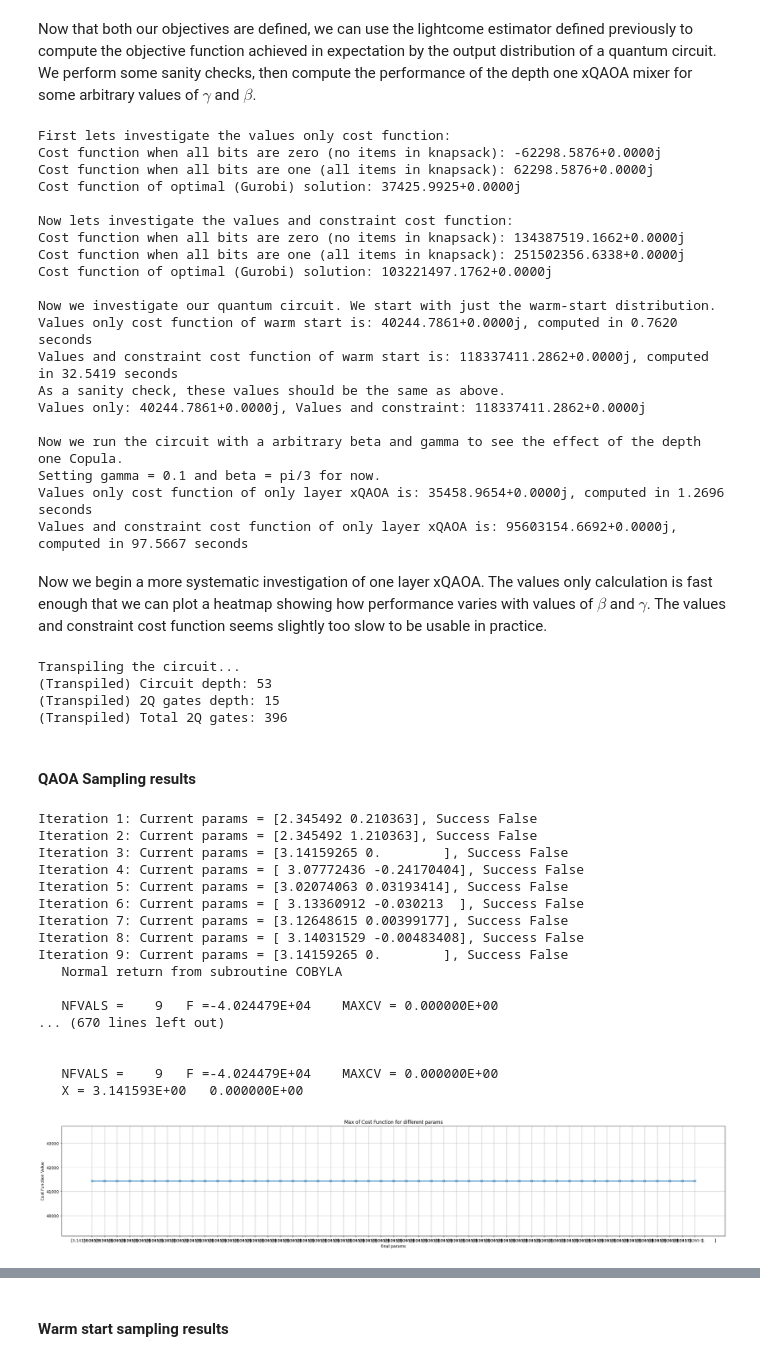
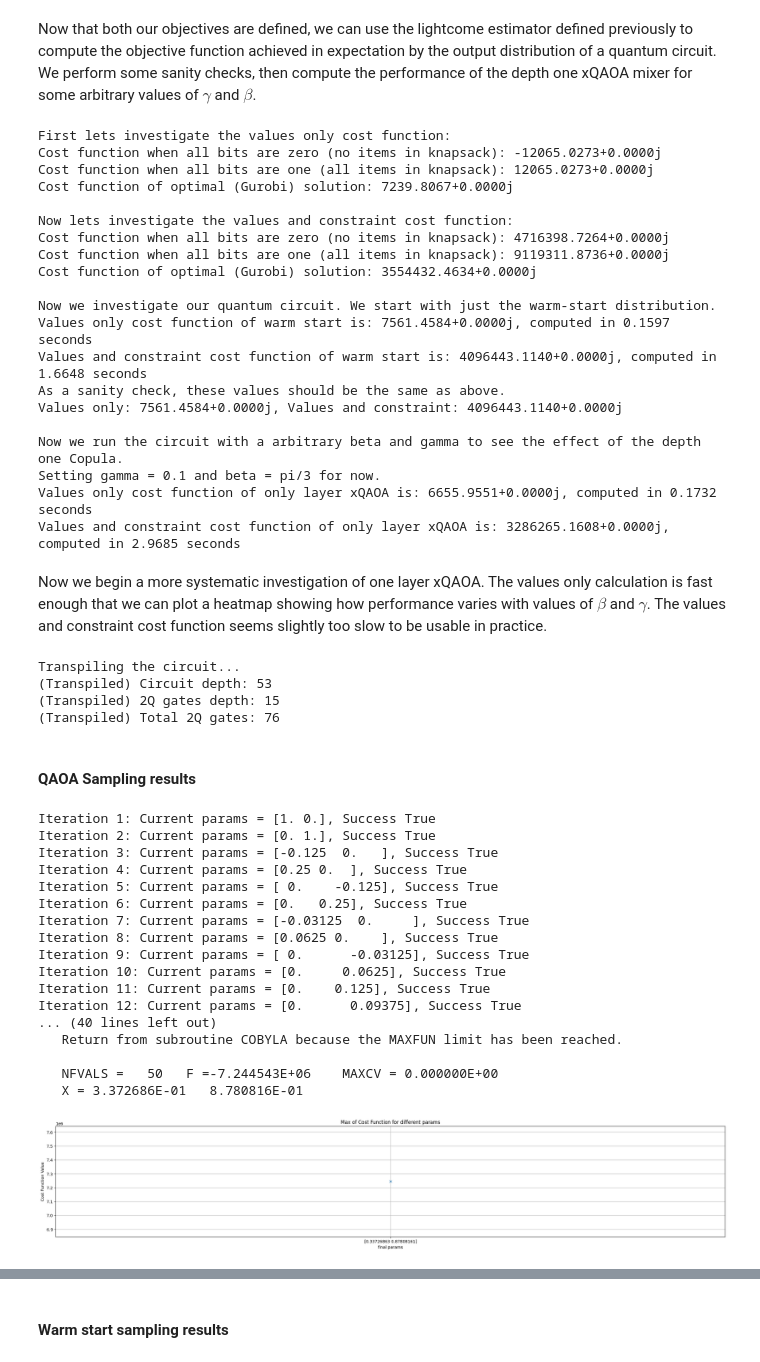
Before and after one commit to jhoule42/xQAOA_unit_commitment, a Jupyter notebook: demo.ipynb, the cells around one changed output, grey strips where cells are left out. Saved outputs shown, nothing was run; the diff lists cells and outputs as text; code cells hidden in the pictures.

```diff
--- a/demo.ipynb
+++ b/demo.ipynb
@@ -32,7 +32,7 @@ def generate_random_ratio(n, ratio_range = 0.005):
 # %% [markdown]
 To begine we initialize our hard knapsack distribution, including the capacity constraint. We end with a plot of all the items in the knapsack and their values and weights.
 # %%
-n = 100  # Number of items
+n = 20  # Number of items
 d = 4  # Technical term in definition of profit distribution setting how far values can differ from weights
 
 frac = 0.8
@@ -799,25 +799,25 @@ end_time = time.time()
 print(f"Values and constraint cost function of only layer xQAOA is: {ev6:.4f}, computed in {end_time - start_time:.4f} seconds")
 # %% [output]
 First lets investigate the values only cost function:
-Cost function when all bits are zero (no items in knapsack): -62298.5876+0.0000j
-Cost function when all bits are one (all items in knapsack): 62298.5876+0.0000j
-Cost function of optimal (Gurobi) solution: 37425.9925+0.0000j
+Cost function when all bits are zero (no items in knapsack): -12065.0273+0.0000j
+Cost function when all bits are one (all items in knapsack): 12065.0273+0.0000j
+Cost function of optimal (Gurobi) solution: 7239.8067+0.0000j
 
 Now lets investigate the values and constraint cost function:
-Cost function when all bits are zero (no items in knapsack): 134387519.1662+0.0000j
-Cost function when all bits are one (all items in knapsack): 251502356.6338+0.0000j
-Cost function of optimal (Gurobi) solution: 103221497.1762+0.0000j
+Cost function when all bits are zero (no items in knapsack): 4716398.7264+0.0000j
+Cost function when all bits are one (all items in knapsack): 9119311.8736+0.0000j
+Cost function of optimal (Gurobi) solution: 3554432.4634+0.0000j
 
 Now we investigate our quantum circuit. We start with just the warm-start distribution.
-Values only cost function of warm start is: 40244.7861+0.0000j, computed in 0.7620 seconds
-Values and constraint cost function of warm start is: 118337411.2862+0.0000j, computed in 32.5419 seconds
+Values only cost function of warm start is: 7561.4584+0.0000j, computed in 0.1597 seconds
+Values and constraint cost function of warm start is: 4096443.1140+0.0000j, computed in 1.6648 seconds
 As a sanity check, these values should be the same as above.
-Values only: 40244.7861+0.0000j, Values and constraint: 118337411.2862+0.0000j
+Values only: 7561.4584+0.0000j, Values and constraint: 4096443.1140+0.0000j
 
 Now we run the circuit with a arbitrary beta and gamma to see the effect of the depth one Copula.
 Setting gamma = 0.1 and beta = pi/3 for now.
-Values only cost function of only layer xQAOA is: 35458.9654+0.0000j, computed in 1.2696 seconds
-Values and constraint cost function of only layer xQAOA is: 95603154.6692+0.0000j, computed in 97.5667 seconds
+Values only cost function of only layer xQAOA is: 6655.9551+0.0000j, computed in 0.1732 seconds
+Values and constraint cost function of only layer xQAOA is: 3286265.1608+0.0000j, computed in 2.9685 seconds
 # %% [markdown]
 Now we begin a more systematic investigation of one layer xQAOA. The values only calculation is fast enough that we can plot a heatmap showing how performance varies with values of $\beta$ and $\gamma$. The values and constraint cost function seems slightly too slow to be usable in practice.
 # %%
@@ -872,7 +872,7 @@ print(f"(Transpiled) Total 2Q gates: {transpiled_circuit.num_nonlocal_gates()}")
 Transpiling the circuit...
 (Transpiled) Circuit depth: 53
 (Transpiled) 2Q gates depth: 15
-(Transpiled) Total 2Q gates: 396
+(Transpiled) Total 2Q gates: 76
 # %%
 objective_func_vals_lc=[]
 
@@ -953,7 +953,7 @@ def cost_func_lightcone(params_values, ansatz, hamiltonian, estimator, light_con
 # %%
 from scipy.optimize import minimize
 
-cost_fn=values_only_cost(values)
+cost_fn=values_and_constraint_cost(values,weights,capacity)
 # delta_gamma = 0.02
 # delta_beta = 0.2
 # betas = np.arange(1, p+1) * delta_beta / p
@@ -968,56 +968,56 @@ plt.figure(figsize=(30, 5))
 x_vals= []
 y_vals = []
 
-max_iter = 8
+max_iter = 2
 for i in range(1,max_iter):
     for j in range(1,max_iter):
         objective_func_vals_lc= []
-        init_params = [1.345492 , 0.2103630]
+        init_params = [0,0]
         # Optimize
         result_lc = minimize(
         cost_func_lightcone,
         init_params,
         args=(transpiled_circuit, mapped_H_for_lc, estimator_mps, lc_data),
         method="COBYLA",
         bounds=[(0, np.pi), (0, 2*np.pi)] * p,
         tol=1e-2,
         options={"maxiter":50, "disp":True},
         callback=lambda xk: print(f"Iteration {len(objective_func_vals_lc)}: Current params = {xk}, Success {result_lc.success}"),
         )
         y_vals.append(max(objective_func_vals_lc))
         x_vals.append((result_lc.x))
 
 
 
 
 x_positions = list(range(len(x_vals)))  # numeric x positions
 x_labels_str = [str(t) for t in x_vals]
 plt.xticks(x_positions, x_labels_str)
 plt.plot(y_vals,marker='x')
 plt.xlabel("final params")
 plt.ylabel("Cost Function Value")
 plt.title("Max of Cost Function for different params")
 plt.grid(True)
 plt.show()
 # %% [output]
-Iteration 1: Current params = [2.345492 0.210363], Success False
-Iteration 2: Current params = [2.345492 1.210363], Success False
-Iteration 3: Current params = [3.14159265 0.        ], Success False
-Iteration 4: Current params = [ 3.07772436 -0.24170404], Success False
-Iteration 5: Current params = [3.02074063 0.03193414], Success False
-Iteration 6: Current params = [ 3.13360912 -0.030213  ], Success False
-Iteration 7: Current params = [3.12648615 0.00399177], Success False
-Iteration 8: Current params = [ 3.14031529 -0.00483408], Success False
-Iteration 9: Current params = [3.14159265 0.        ], Success False
-   Normal return from subroutine COBYLA
+Iteration 1: Current params = [1. 0.], Success True
+Iteration 2: Current params = [0. 1.], Success True
+Iteration 3: Current params = [-0.125  0.   ], Success True
+Iteration 4: Current params = [0.25 0.  ], Success True
+Iteration 5: Current params = [ 0.    -0.125], Success True
+Iteration 6: Current params = [0.   0.25], Success True
+Iteration 7: Current params = [-0.03125  0.     ], Success True
+Iteration 8: Current params = [0.0625 0.    ], Success True
+Iteration 9: Current params = [ 0.      -0.03125], Success True
+Iteration 10: Current params = [0.     0.0625], Success True
+Iteration 11: Current params = [0.    0.125], Success True
+Iteration 12: Current params = [0.      0.09375], Success True
+... (40 lines left out)
+   Return from subroutine COBYLA because the MAXFUN limit has been reached.
 
-   NFVALS =    9   F =-4.024479E+04    MAXCV = 0.000000E+00
-... (670 lines left out)
-
-
-   NFVALS =    9   F =-4.024479E+04    MAXCV = 0.000000E+00
-   X = 3.141593E+00   0.000000E+00
+   NFVALS =   50   F =-7.244543E+06    MAXCV = 0.000000E+00
+   X = 3.372686E-01   8.780816E-01
-[figure, old version]
+[figure, new version]
 # %%
 shots=100_000
 filter_sols = True
```
Also changed, not shown: parts of 15 cells of this notebook.
